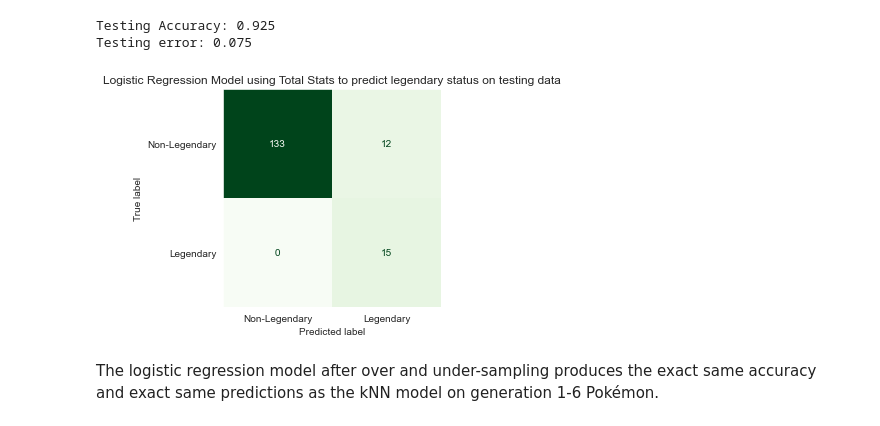
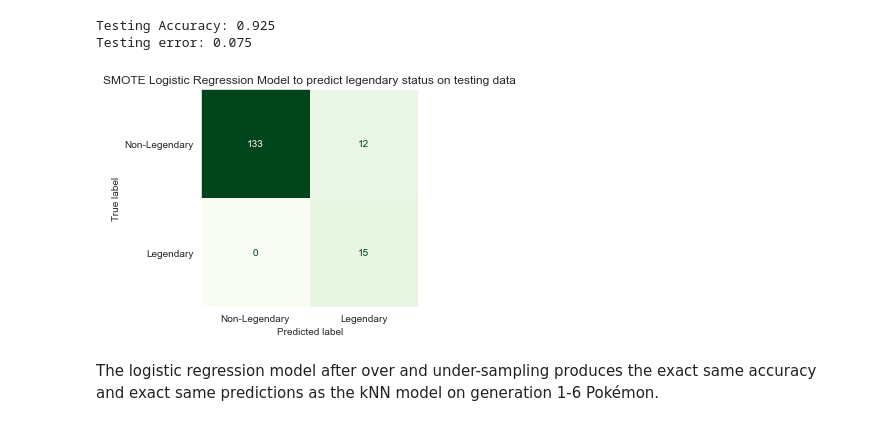
Before and after one commit to papir805/pokemon_classification, a Jupyter notebook: pkmn_legendary_classification.ipynb, the cells around one changed output. Saved outputs shown, nothing was run; the diff lists cells and outputs as text; code cells hidden in the pictures.

```diff
--- a/pkmn_legendary_classification.ipynb
+++ b/pkmn_legendary_classification.ipynb
@@ -1390,14 +1390,14 @@ Testing error: 0.075
 # %%
 ConfusionMatrixDisplay.from_predictions(y_test,
                                       sk_log_reg_test_preds,
                                       cmap="Greens",
                                       display_labels=['Non-Legendary', 'Legendary'],
                                       colorbar=False)
 plt.grid(False)
-plt.title('Logistic Regression Model using Total Stats to predict legendary status on testing data')
+plt.title('SMOTE Logistic Regression Model to predict legendary status on testing data')
 plt.savefig("/users/rancher/Google Drive/Coding/website/github_pages/images/pokemon_classifier/log_reg_testing_after_smote.png", bbox_inches="tight");
 # %% [output]
-[figure, old version]
+[figure, new version]
 # %% [markdown]
 The logistic regression model after over and under-sampling produces the exact same accuracy and exact same predictions as the kNN model on generation 1-6 Pokémon.
 # %% [markdown]
```
Also changed, not shown: parts of 7 cells of this notebook, 2 other files.
